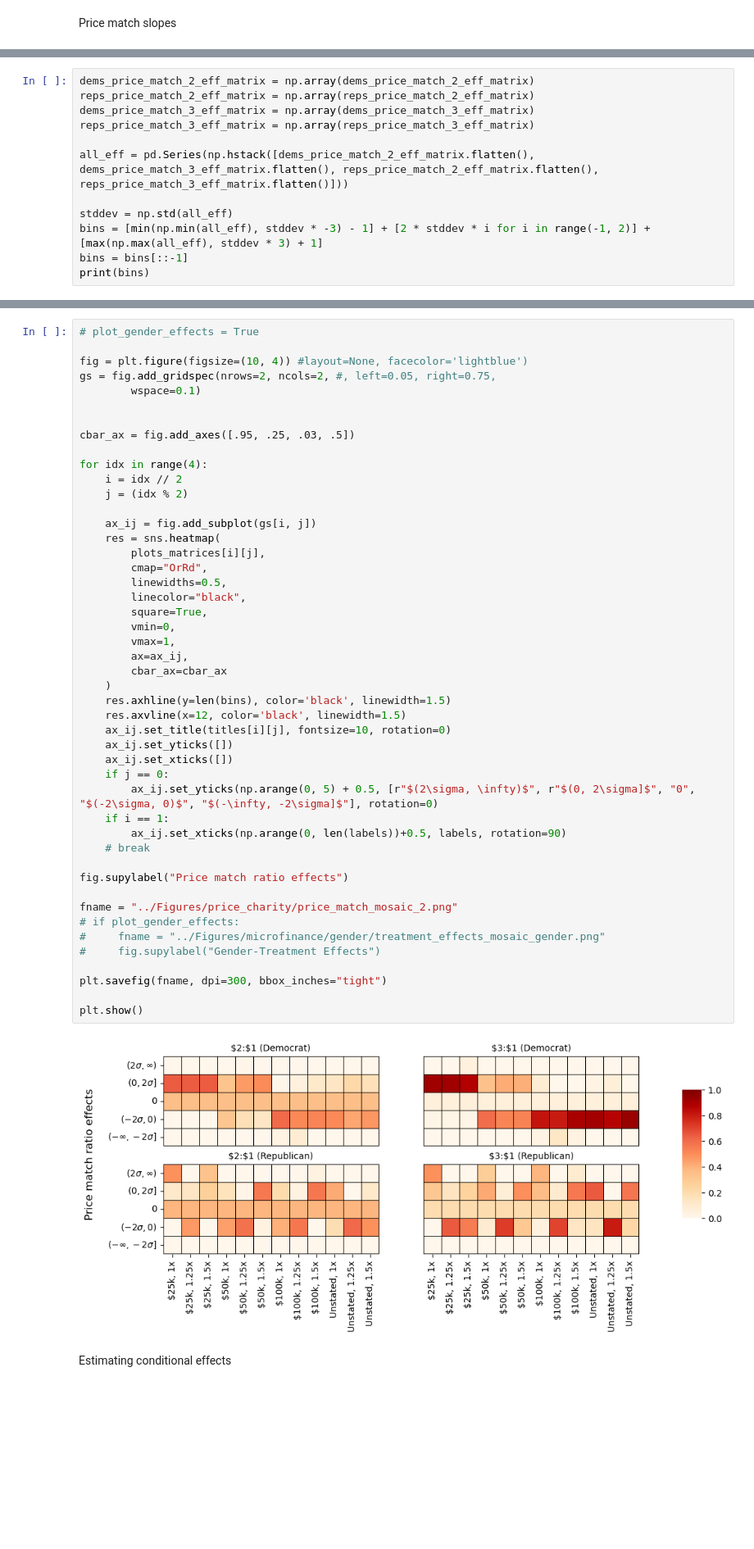
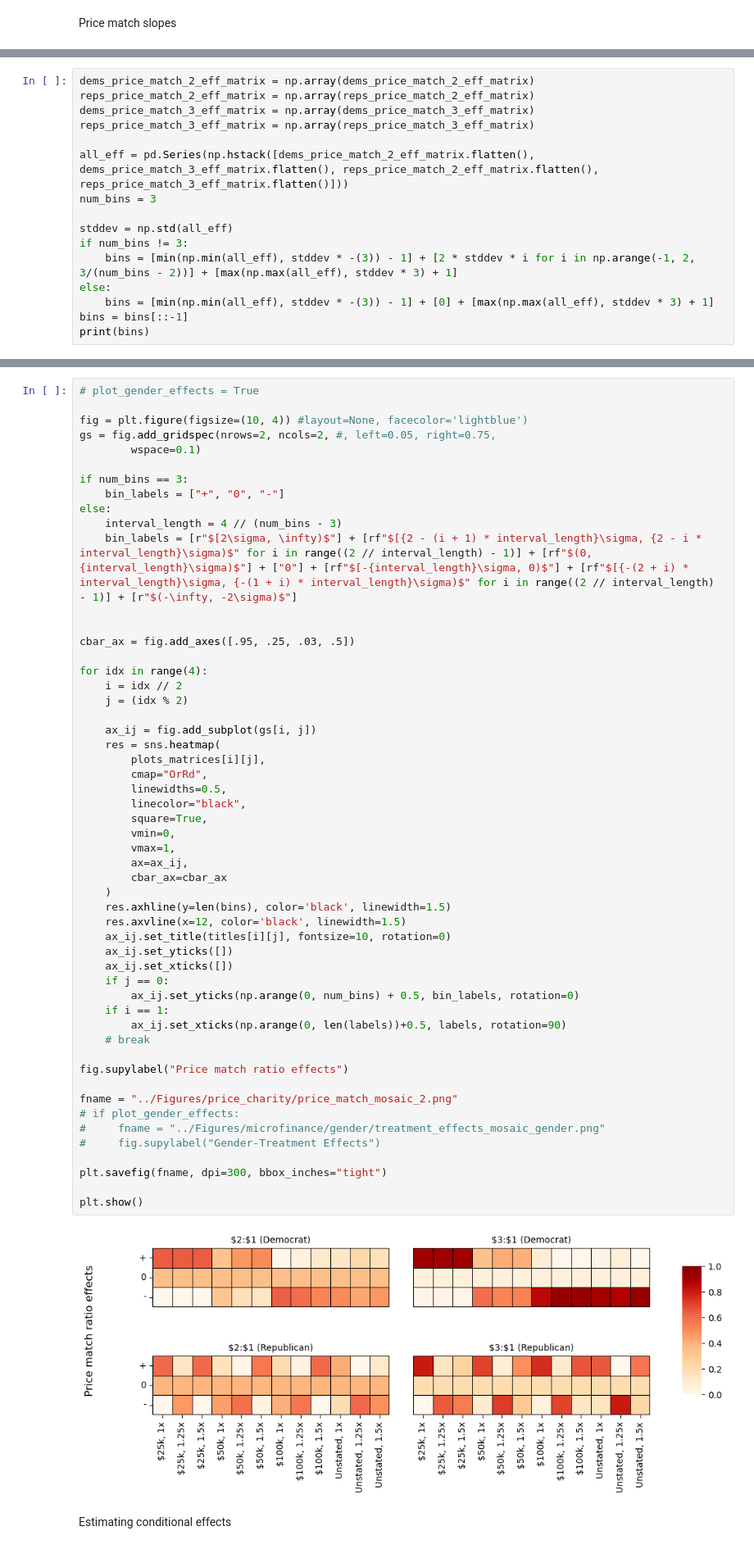
Before and after one commit to AparaV/rashomon-partition-sets, a Jupyter notebook: Code/real_data_charitable_donations.ipynb, the cells around one changed output, grey strips where cells are left out. Shown at 82% size. Cells and saved outputs as stored; diff of their text form; blank space fills up the shorter version.

```diff
--- a/Code/real_data_charitable_donations.ipynb
+++ b/Code/real_data_charitable_donations.ipynb
@@ -763,9 +763,13 @@ dems_price_match_3_eff_matrix = np.array(dems_price_match_3_eff_matrix)
 reps_price_match_3_eff_matrix = np.array(reps_price_match_3_eff_matrix)
 
 all_eff = pd.Series(np.hstack([dems_price_match_2_eff_matrix.flatten(), dems_price_match_3_eff_matrix.flatten(), reps_price_match_2_eff_matrix.flatten(), reps_price_match_3_eff_matrix.flatten()]))
+num_bins = 3
 
 stddev = np.std(all_eff)
-bins = [min(np.min(all_eff), stddev * -3) - 1] + [2 * stddev * i for i in range(-1, 2)] + [max(np.max(all_eff), stddev * 3) + 1]
+if num_bins != 3:
+    bins = [min(np.min(all_eff), stddev * -(3)) - 1] + [2 * stddev * i for i in np.arange(-1, 2, 3/(num_bins - 2))] + [max(np.max(all_eff), stddev * 3) + 1]
+else:
+    bins = [min(np.min(all_eff), stddev * -(3)) - 1] + [0] + [max(np.max(all_eff), stddev * 3) + 1]
 bins = bins[::-1]
 print(bins)
 # %% [output]
@@ -884,6 +883,12 @@ for pol in middle_policies:
 fig = plt.figure(figsize=(10, 4)) #layout=None, facecolor='lightblue')
 gs = fig.add_gridspec(nrows=2, ncols=2, #, left=0.05, right=0.75,
         wspace=0.1)
+
+if num_bins == 3:
+    bin_labels = ["+", "0", "-"]
+else:
+    interval_length = 4 // (num_bins - 3)
+    bin_labels = [r"$[2\sigma, \infty)$"] + [rf"$[{2 - (i + 1) * interval_length}\sigma, {2 - i * interval_length}\sigma)$" for i in range((2 // interval_length) - 1)] + [rf"$(0, {interval_length}\sigma)$"] + ["0"] + [rf"$[-{interval_length}\sigma, 0)$"] + [rf"$[{-(2 + i) * interval_length}\sigma, {-(1 + i) * interval_length}\sigma)$" for i in range((2 // interval_length) - 1)] + [r"$(-\infty, -2\sigma)$"]
 
 
 cbar_ax = fig.add_axes([.95, .25, .03, .5])
@@ -898,35 +903,35 @@ for idx in range(4):
         cmap="OrRd",
         linewidths=0.5,
         linecolor="black",
         square=True,
         vmin=0,
         vmax=1,
         ax=ax_ij,
         cbar_ax=cbar_ax
     )
     res.axhline(y=len(bins), color='black', linewidth=1.5)
     res.axvline(x=12, color='black', linewidth=1.5)
     ax_ij.set_title(titles[i][j], fontsize=10, rotation=0)
     ax_ij.set_yticks([])
     ax_ij.set_xticks([])
     if j == 0:
-        ax_ij.set_yticks(np.arange(0, 5) + 0.5, [r"$(2\sigma, \infty)$", r"$(0, 2\sigma]$", "0", "$(-2\sigma, 0)$", "$(-\infty, -2\sigma]$"], rotation=0)
+        ax_ij.set_yticks(np.arange(0, num_bins) + 0.5, bin_labels, rotation=0)
     if i == 1:
         ax_ij.set_xticks(np.arange(0, len(labels))+0.5, labels, rotation=90)
     # break
 
 fig.supylabel("Price match ratio effects")
 
 fname = "../Figures/price_charity/price_match_mosaic_2.png"
 # if plot_gender_effects:
 #     fname = "../Figures/microfinance/gender/treatment_effects_mosaic_gender.png"
 #     fig.supylabel("Gender-Treatment Effects")
 
 plt.savefig(fname, dpi=300, bbox_inches="tight")
 
 plt.show()
 # %% [output]
-[figure, old version]
+[figure, new version]
 # %% [markdown]
 Estimating conditional effects
 # %%
```
Also changed, not shown: parts of 2 cells of this notebook, 5 other files.
